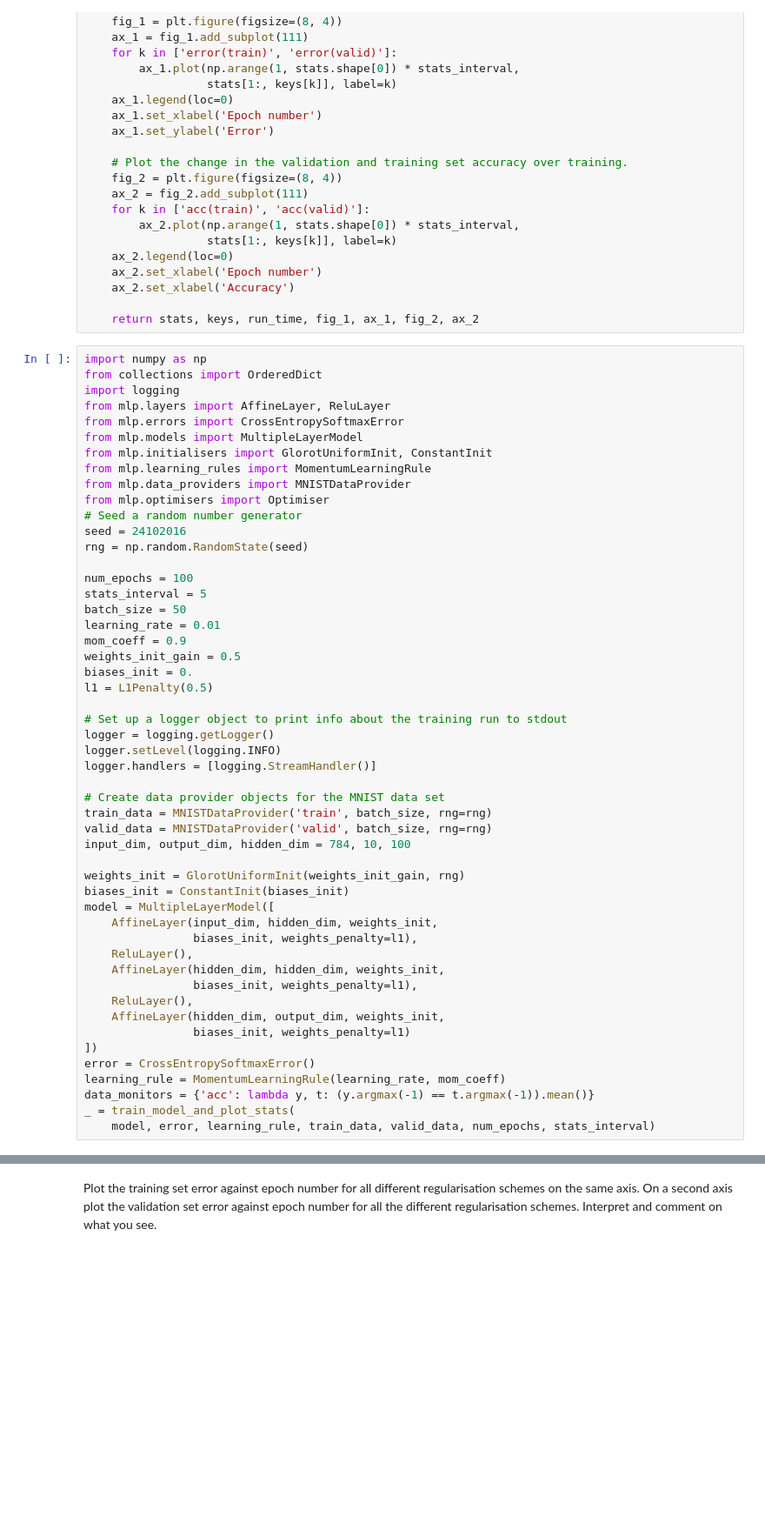
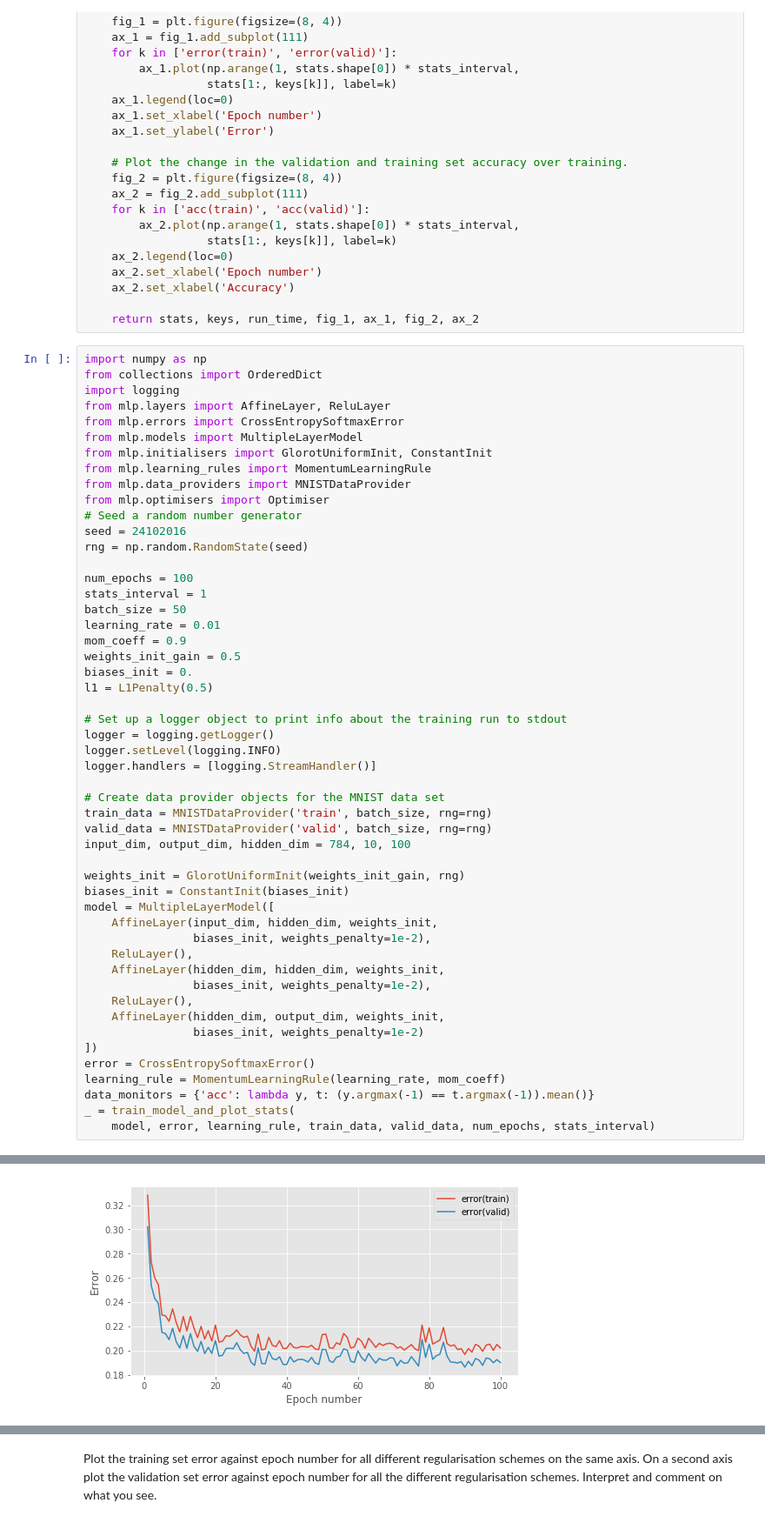
Before and after one commit to JasonCby/mlpractical, a Jupyter notebook: notebooks/05_Non-linearities_and_regularisation.ipynb, the cells around one changed output, grey strips where cells are left out. Shown: that part at 87% size. Cells and saved outputs as stored; diff of their text form; blank space fills up the shorter version.

```diff
--- a/notebooks/05_Non-linearities_and_regularisation.ipynb
+++ b/notebooks/05_Non-linearities_and_regularisation.ipynb
@@ -318,7 +318,7 @@ seed = 24102016
 rng = np.random.RandomState(seed)
 
 num_epochs = 100
-stats_interval = 5
+stats_interval = 1
 batch_size = 50
 learning_rate = 0.01
 mom_coeff = 0.9
@@ -340,13 +340,13 @@ weights_init = GlorotUniformInit(weights_init_gain, rng)
 biases_init = ConstantInit(biases_init)
 model = MultipleLayerModel([
     AffineLayer(input_dim, hidden_dim, weights_init,
-                biases_init, weights_penalty=l1),
+                biases_init, weights_penalty=1e-2),
     ReluLayer(),
     AffineLayer(hidden_dim, hidden_dim, weights_init,
-                biases_init, weights_penalty=l1),
+                biases_init, weights_penalty=1e-2),
     ReluLayer(),
     AffineLayer(hidden_dim, output_dim, weights_init,
-                biases_init, weights_penalty=l1)
+                biases_init, weights_penalty=1e-2)
 ])
 error = CrossEntropySoftmaxError()
 learning_rule = MomentumLearningRule(learning_rate, mom_coeff)
@@ -374,0 +374 @@ NameError: name 'plt' is not defined
+[figure, added]
```
Also changed, not shown: parts of 2 cells of this notebook, 1 other file.
